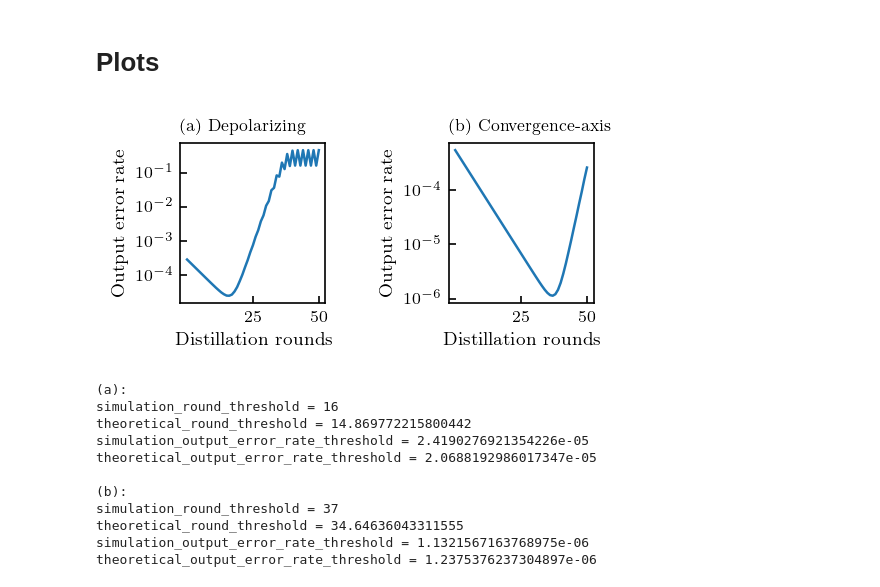
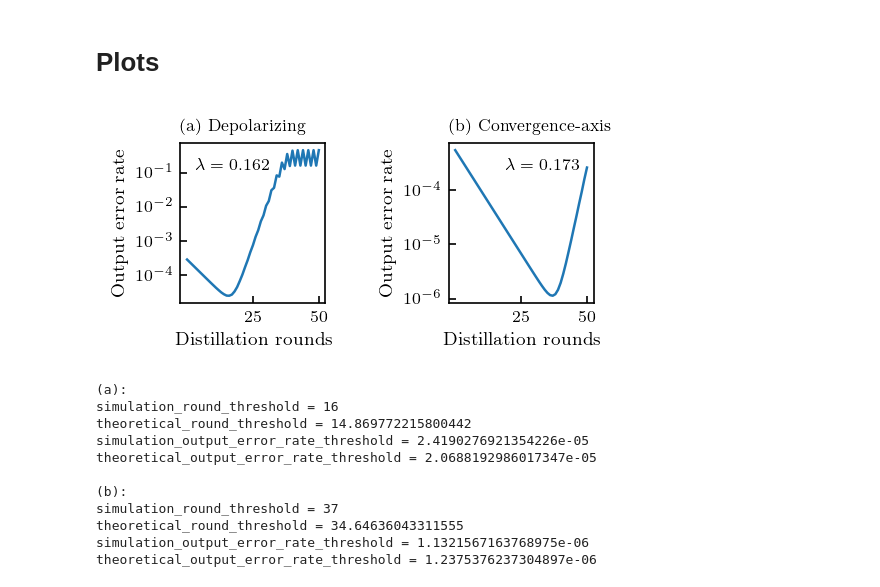
Before and after one commit to Sal7ySalt/Smallest-MSD-Protocol, a Jupyter notebook: 2_qubit_code/physical_level/multiple_rounds/creating_plots.ipynb, the cells around one changed output. Drawn from its saved outputs; the diff is of its cells as text; code cells hidden in the pictures.

```diff
--- a/2_qubit_code/physical_level/multiple_rounds/creating_plots.ipynb
+++ b/2_qubit_code/physical_level/multiple_rounds/creating_plots.ipynb
@@ -78,6 +80,15 @@ ax.set_yscale("log")
 ax.set_xlabel("Distillation rounds")
 ax.set_ylabel("Output error rate")
 ax.set_title(r"(a) Depolarizing", loc="left", fontsize=8)
+# Legend with text only
+dummy = plt.Line2D([], [], linestyle='none', label=rf'$\lambda={lambda1:.3g}$')
+ax.legend(
+    handles=[dummy],
+    frameon=False,
+    loc='upper left',
+    handlelength=0,
+    handletextpad=0
+)
 
 # No top/right ticks
 ax.tick_params(which='both', direction='in', top=False, right=False)
@@ -97,34 +108,43 @@ ax.plot(
     rounds_arr2,
     output_error_rate2
 )
 
 ax.set_yscale("log")
 ax.set_xlabel("Distillation rounds")
 ax.set_ylabel("Output error rate")
 ax.set_title(r"(b) Convergence-axis", loc="left", fontsize=8)
+# Legend with text only
+dummy = plt.Line2D([], [], linestyle='none', label=rf'$\lambda={lambda2:.3g}$')
+plt.legend(
+    handles=[dummy],
+    frameon=False,
+    loc='upper right',
+    handlelength=0,
+    handletextpad=0
+)
 
 # No top/right ticks
 ax.tick_params(which='both', direction='in', top=False, right=False)
 
 ax.set_xticks([25, 50])
 ax.set_xticklabels([r'$25$', r'$50$'])
 ax.xaxis.set_minor_locator(mticker.NullLocator())
 ax.xaxis.set_minor_formatter(mticker.NullFormatter())
 ax.yaxis.set_minor_locator(mticker.NullLocator())
 ax.yaxis.set_minor_formatter(mticker.NullFormatter())
 
 # Compact single-column APS-style spacing
 fig.subplots_adjust(
     left=0.17,
     right=0.98,
     bottom=0.27,
     top=0.88,
     wspace=0.85
 )
 
 plt.show()
 # %% [output]
-[figure, old version]
+[figure, new version]
 # %%
 print("(a):")
 print(f"simulation_round_threshold = {simulation_round_threshold1}")
```
Also changed, not shown: parts of 1 cell of this notebook, 10 other files.
